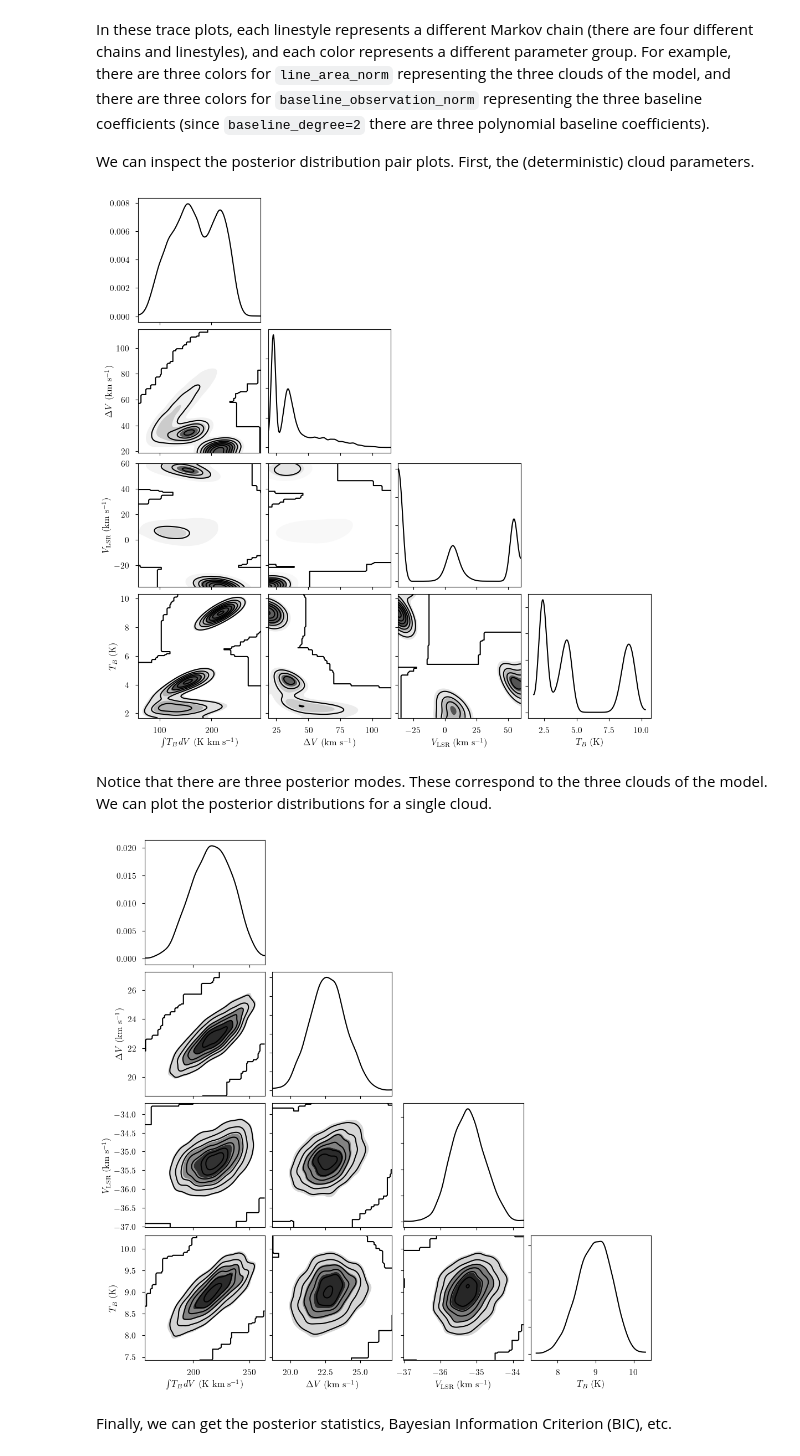
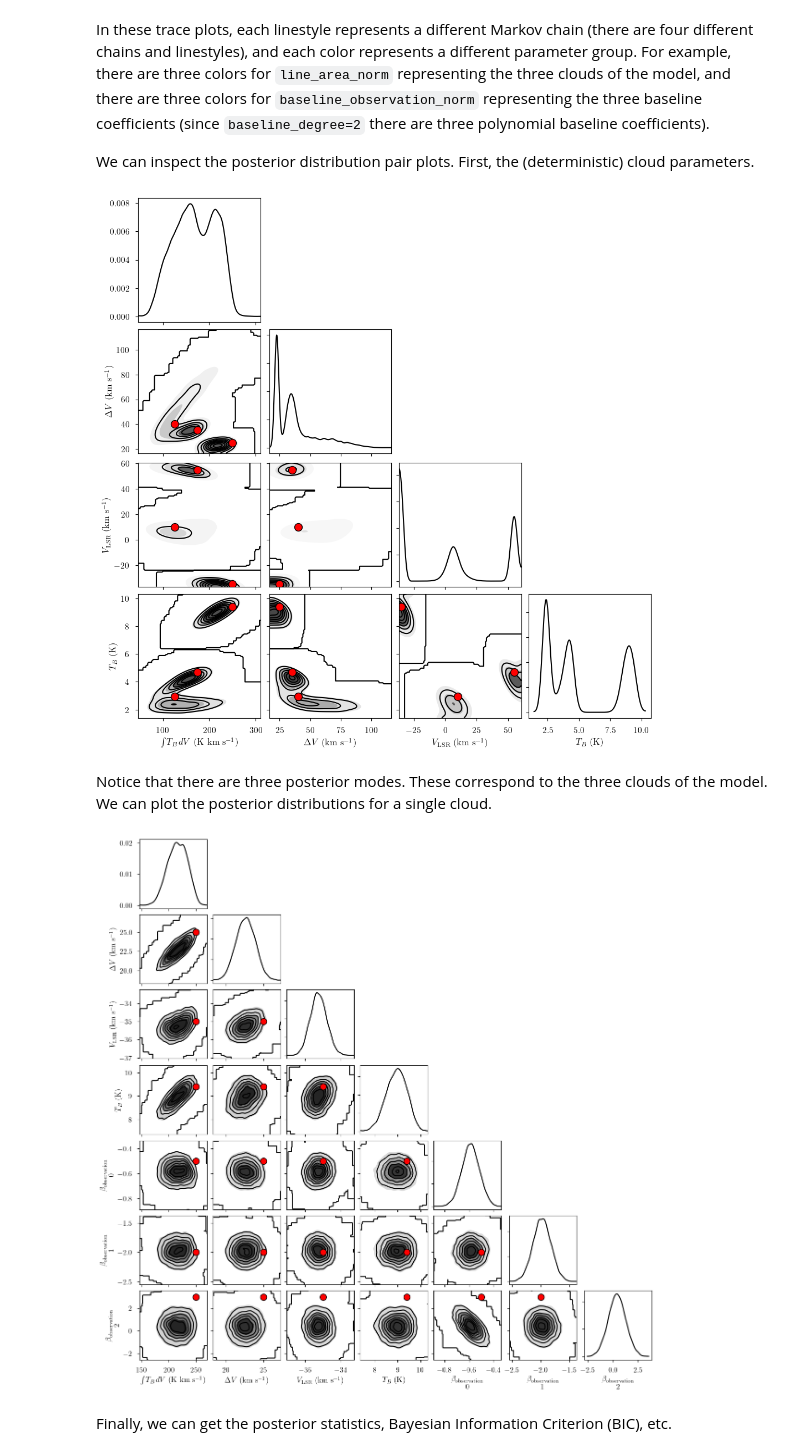
Before and after one commit to tvwenger/bayes_spec, a Jupyter notebook: docs/source/notebooks/basic_tutorial.ipynb, the cells around one changed output. Saved outputs shown, nothing was run; the diff lists cells and outputs as text; code cells hidden in the pictures.

Commit message:
add plot_pair reference_values support

```diff
--- a/docs/source/notebooks/basic_tutorial.ipynb
+++ b/docs/source/notebooks/basic_tutorial.ipynb
@@ -88,12 +91,20 @@ Sampling: [baseline_observation_norm, fwhm_norm, line_area_norm, observation, ve
 # %% [markdown]
 Alternatively, we can pass the relevant parameters directly to the likelihood variable, named `observation` in our model, to evaluate a model with specific model parameters. Be sure that the simulated values are reasonable given your prior distributions!
 # %%
-sim_brightness = model.model.observation.eval({
+sim_params = {
     "fwhm": [25.0, 40.0, 35.0], # FWHM line width (km/s)
     "line_area": [250.0, 125.0, 175.0], # line area (K km/s)
     "velocity": [-35.0, 10.0, 55.0], # velocity (km/s)
     "baseline_observation_norm": [-0.5, -2.0, 3.0], # normalized baseline coefficients
-})
+}
+
+# add derived quantities to sim_params
+for key in model.cloud_deterministics:
+    if key not in sim_params.keys():
+        sim_params[key] = model.model[key].eval(sim_params, on_unused_input="ignore")
+
+# Evaluate and save simulated observation
+sim_brightness = model.model.observation.eval(sim_params, on_unused_input="ignore")
 
 # Plot the simulated data
 plt.plot(dummy_data["observation"].spectral, sim_brightness, 'k-')
@@ -327,19 +347,30 @@ _ = plot_pair(
     model.trace.solution_0, # samples
     model.cloud_deterministics, # var_names to plot
     labeller=model.labeller, # label manager
+    kind="kde", # plot type
+    reference_values=sim_params, # truths
 )
 # %% [output]
-[figure, old version]
+[figure, new version]
 # %% [markdown]
 Notice that there are three posterior modes. These correspond to the three clouds of the model. We can plot the posterior distributions for a single cloud.
 # %%
+my_true_cloud = 0
+my_sim_params = {}
+for var_name in model.cloud_deterministics:
+    my_sim_params[var_name] = sim_params[var_name][my_true_cloud]
+for var_name in model.baseline_freeRVs:
+    my_sim_params[var_name] = sim_params[var_name]
+
 _ = plot_pair(
     model.trace.solution_0.sel(cloud=0), # samples
-    model.cloud_deterministics, # var_names to plot
+    model.cloud_deterministics + model.baseline_freeRVs, # var_names to plot
     labeller=model.labeller, # label manager
+    kind="kde", # plot type
+    reference_values=my_sim_params, # truths
 )
 # %% [output]
-[figure, old version]
+[figure, new version]
 # %% [markdown]
 Finally, we can get the posterior statistics, Bayesian Information Criterion (BIC), etc.
 # %%
```
Also changed, not shown: parts of 13 cells of this notebook, 8 other files.
